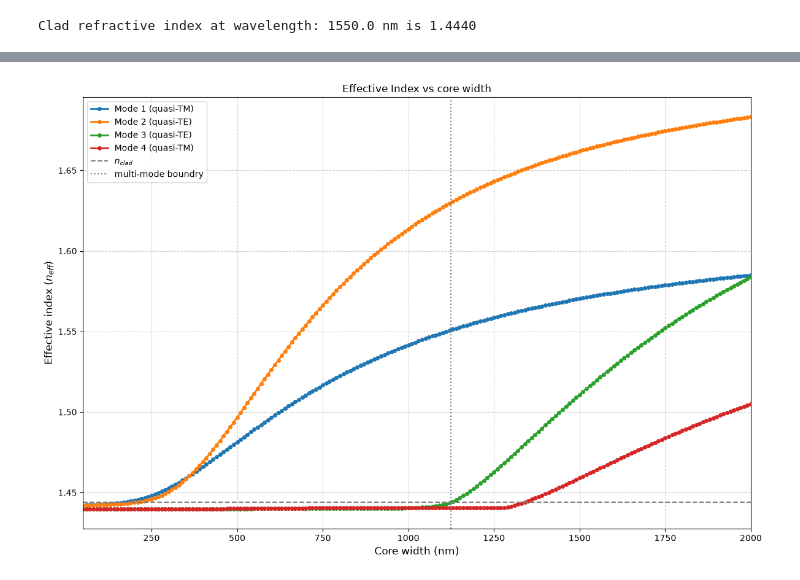
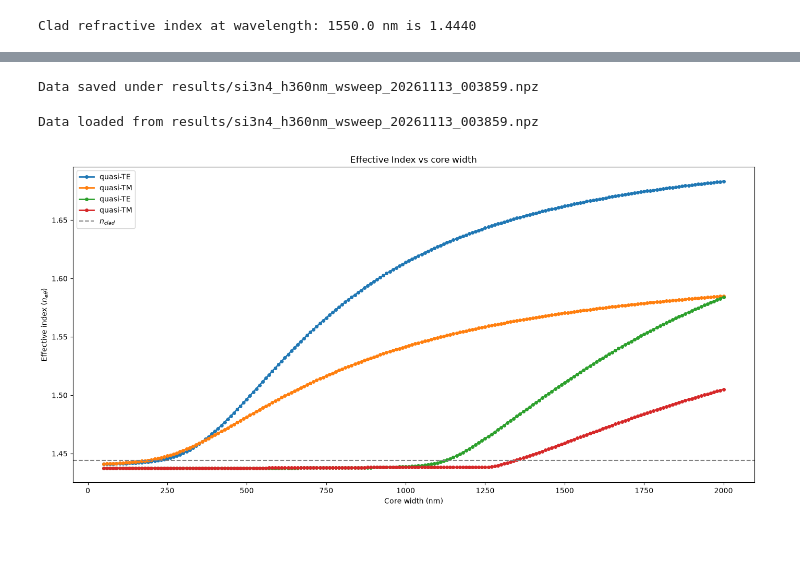
Before and after one commit to Jatsekku/photoNix, a Jupyter notebook: workspace/examples/lumerical/jupyter/stripWaveguide_widthSweep.ipynb, the cells around one changed output, grey strips where cells are left out. Saved outputs shown, nothing was run; the diff lists cells and outputs as text; code cells hidden in the pictures; blank space fills up the shorter version.

Commit message:
sq lumerical width sweep

```diff
--- a/workspace/examples/lumerical/jupyter/stripWaveguide_widthSweep.ipynb
+++ b/workspace/examples/lumerical/jupyter/stripWaveguide_widthSweep.ipynb
@@ -33,0 +75,8 @@ frequency_center = c / wavelength_center
+# %%
+field_intensity_log_decay = -6
+initial_core_width = max(width_sweep)
+initial_fde_width = 3 * initial_core_width
+initial_fde_height = 12 * core_thickness
+# %%
+# Get solver
+mode_solver = lma.MODE(hide=False)
@@ -149,7 +451,9 @@ for i, w in enumerate(width_sweep):
         pass
 # %%
 # Get refractive index of cladding used in simulation
-clad_nk_complex = mode.getmodeindex(clad_material["lumerical"], frequency_center).item()
+
+frequency_center = C / wavelength_center
+clad_nk_complex = mode_solver.getmodeindex(clad_material, frequency_center).item()
 clad_n = np.real(clad_nk_complex)
 
 print(f"Clad refractive index at wavelength: {wavelength_center * 1e9:.1f} nm is {clad_n:.4f}")
@@ -207,34 +475,58 @@ Waveguide becomes multi-modal at width: 1124.2 nm
+# %%
+# Export results
+
+filename = f"results/{experiment_name}_" + datetime.now().strftime("%Y%m%d_%H%M%S") + ".npz"
+np.savez(filename, sweep_data=sweep_data)
+print(f"Data saved under {filename}")
+# %% [output]
+Data saved under results/si3n4_h360nm_wsweep_20261113_003859.npz
+# %%
+# Load results
+filename = "results/si3n4_h360nm_wsweep_20261113_003859.npz"
+
+data = np.load(filename, allow_pickle=True)
+sweep_data = data["sweep_data"].tolist()
+print(f"Data loaded from {filename}")
+# %% [output]
+Data loaded from results/si3n4_h360nm_wsweep_20261113_003859.npz
 # %%
-import matplotlib.pyplot as plt
+widths_nm = np.array([step["width"] * 1e9 for step in sweep_data])
+max_modes = max(len(step["modes"]) for step in sweep_data)
+neff_matrix = np.full((len(sweep_data), max_modes), np.nan)
+label_matrix = np.full((len(sweep_data), max_modes), np.nan)
 
-plt.figure(figsize=(12, 8))
+for i, step in enumerate(sweep_data):
+    for m_idx, mode in enumerate(step["modes"]):
+        neff_matrix[i, m_idx] = np.real(mode["neff"])
+        label_matrix[i, m_idx] = (
+            1 if mode["label"] == "quasi-TE" else
+            0 if mode["label"] == "quasi-TM" else
+            np.nan
+        )
 
-widths_nm = np.array(width_sweep) * 1e9
+curves_labels = np.where(
+    np.nanmean(label_matrix, axis=0) >= 0.5,
+    "quasi-TE",
+    "quasi-TM"
+)
 
-for m, mode_data in modes_data.items():
-    polarization = mode_data["polarization"]
+plt.figure(figsize=(14, 7))
+plt.title("Effective Index vs core width")
+plt.xlabel("Core width (nm)")
+plt.ylabel("Effective index ($n_{eff}$)")
+plt.tight_layout()
+for m_idx in range(max_modes):
     plt.plot(
         widths_nm,
-        mode_data["neff"],
+        neff_matrix[:, m_idx],
         marker="o",
         markersize=4,
         linestyle="-",
         linewidth=2,
-        label=f"Mode {m} ({polarization})"
+        label=f"{curves_labels[m_idx]}"
     )
-
-# Clad cutoff
 plt.axhline(y=clad_n, color='gray', linestyle='--', linewidth=1.5, label=f"$n_{{clad}}$")
-plt.axvline(x=multimode_width * 1e9, color='gray', linestyle=':', linewidth=1.5, label=f"multi-mode boundry")
-
-plt.title("Effective Index vs core width", fontsize=12)
-plt.xlabel("Core width (nm)", fontsize=12)
-plt.ylabel("Effective index ($n_{eff}$)", fontsize=12)
 plt.legend(fontsize=10, loc="best")
-
-plt.xlim(min(widths_nm),max(widths_nm))
-plt.grid(True, linestyle="--", alpha=0.6)
-plt.tight_layout()
 plt.show()
 # %% [output]
-[figure, old version]
+[figure, new version]
```
Also changed, not shown: parts of 18 cells of this notebook, 1 other file.
